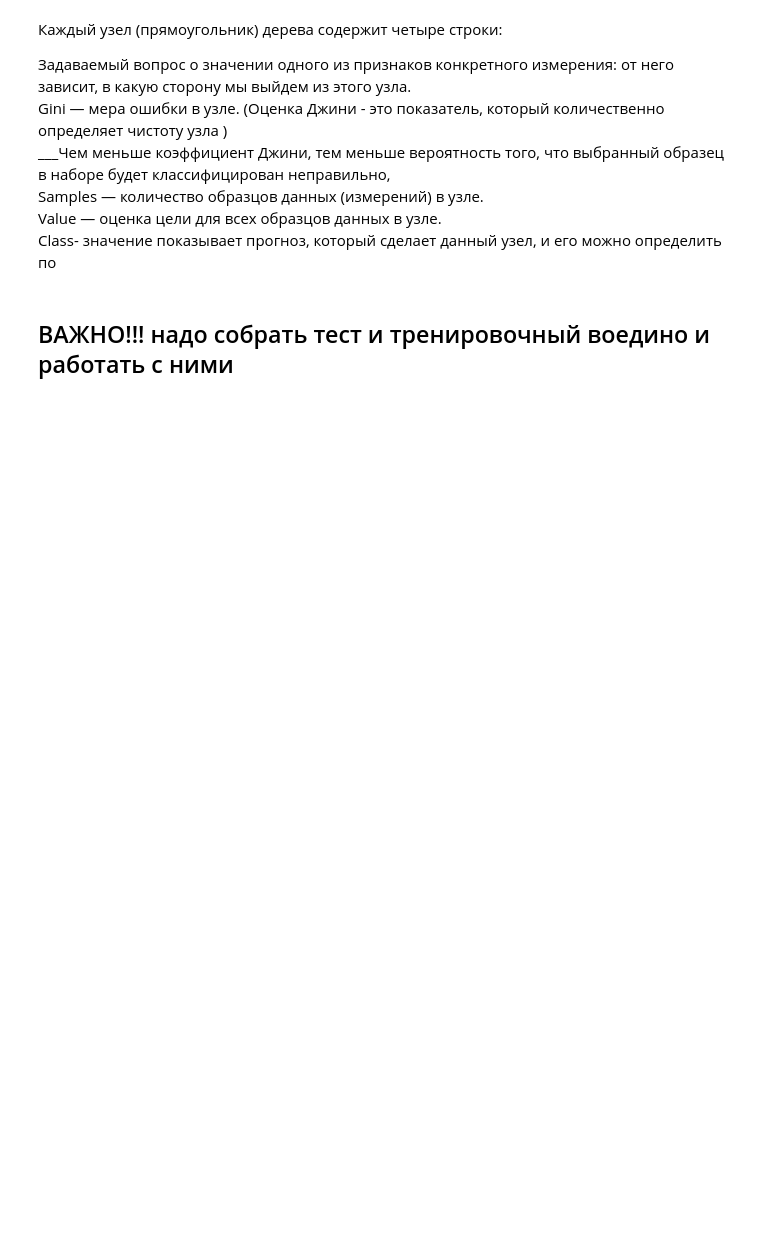
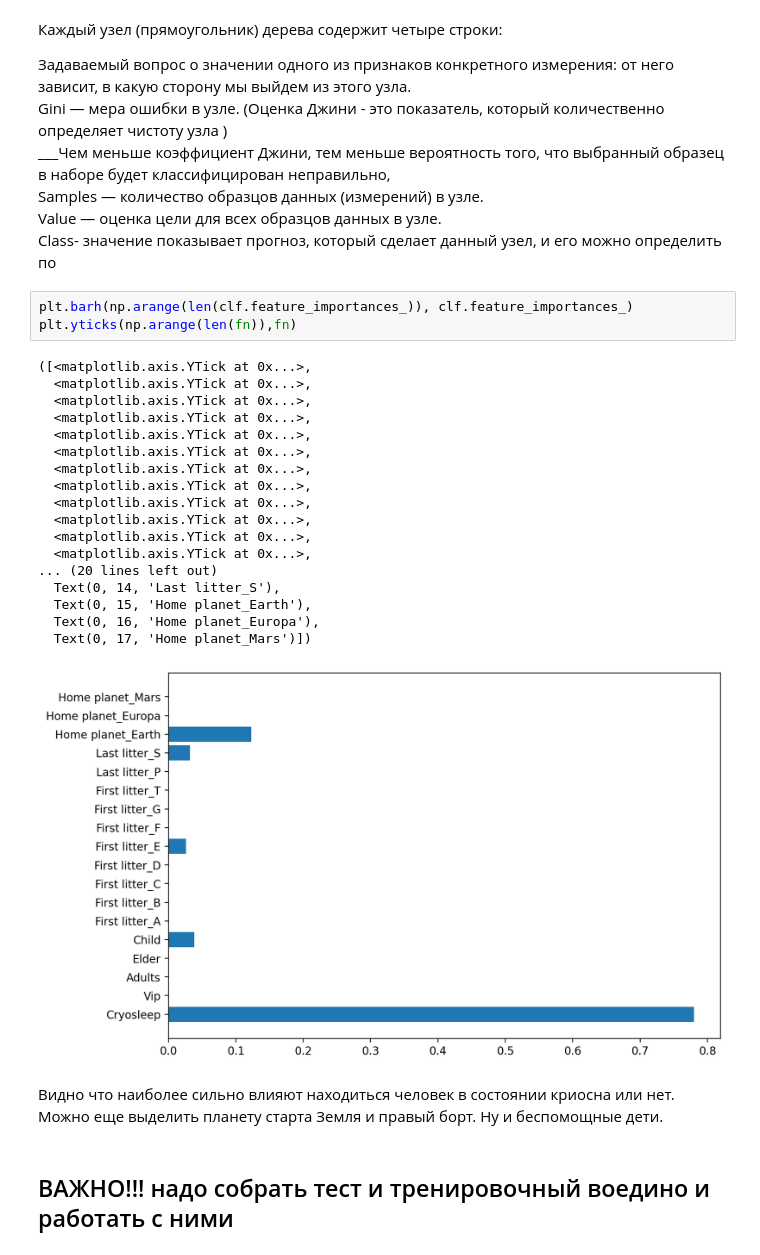
Before and after one commit to ddddrill/ds3-spring-2018, a Jupyter notebook: my_practice.ipynb, the cells around one changed output. Drawn from its saved outputs; the diff is of its cells as text; blank space fills up the shorter version.

```diff
--- a/my_practice.ipynb
+++ b/my_practice.ipynb
@@ -463,5 +463,29 @@ ___Чем меньше коэффициент Джини, тем меньше в
 Samples — количество образцов данных (измерений) в узле.
 Value — оценка цели для всех образцов данных в узле.
 Class- значение показывает прогноз, который сделает данный узел, и его можно определить по
+# %%
+plt.barh(np.arange(len(clf.feature_importances_)), clf.feature_importances_)
+plt.yticks(np.arange(len(fn)),fn)
+# %% [output]
+([<matplotlib.axis.YTick at 0x...>,
+  <matplotlib.axis.YTick at 0x...>,
+  <matplotlib.axis.YTick at 0x...>,
+  <matplotlib.axis.YTick at 0x...>,
+  <matplotlib.axis.YTick at 0x...>,
+  <matplotlib.axis.YTick at 0x...>,
+  <matplotlib.axis.YTick at 0x...>,
+  <matplotlib.axis.YTick at 0x...>,
+  <matplotlib.axis.YTick at 0x...>,
+  <matplotlib.axis.YTick at 0x...>,
+  <matplotlib.axis.YTick at 0x...>,
+  <matplotlib.axis.YTick at 0x...>,
+... (20 lines left out)
+  Text(0, 14, 'Last litter_S'),
+  Text(0, 15, 'Home planet_Earth'),
+  Text(0, 16, 'Home planet_Europa'),
+  Text(0, 17, 'Home planet_Mars')])
+[figure, added]
+# %% [markdown]
+Видно что наиболее сильно влияют находиться человек в состоянии криосна или нет. Можно еще выделить  планету старта Земля и правый борт. Ну и беспомощные дети.
 # %% [markdown]
 ## ВАЖНО!!! надо собрать тест и тренировочный воедино и работать с ними
```
Also changed, not shown: parts of 3 cells of this notebook, 4 other files.
